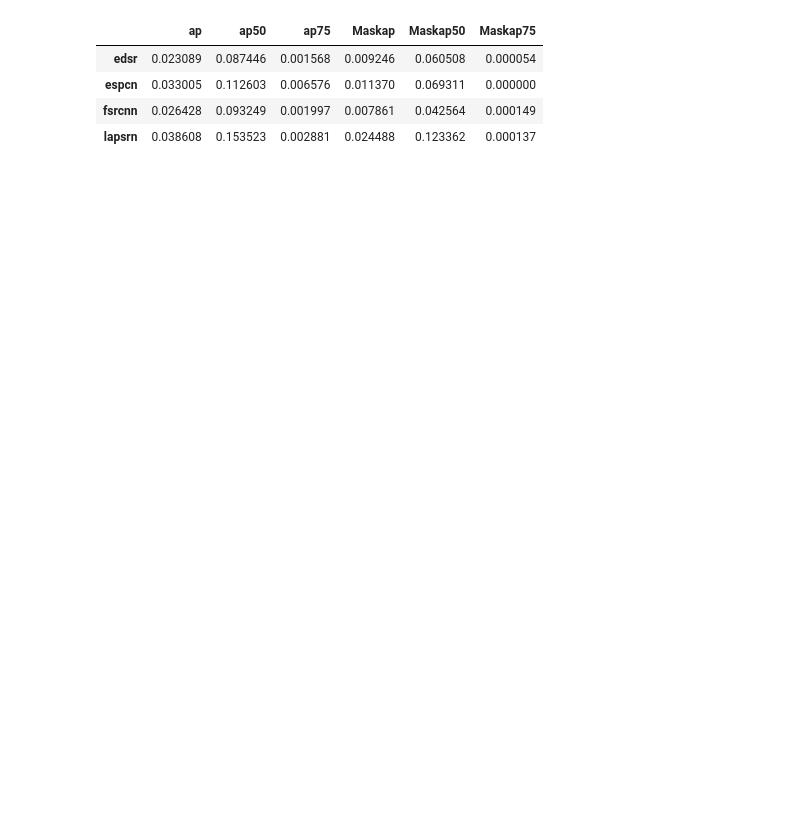
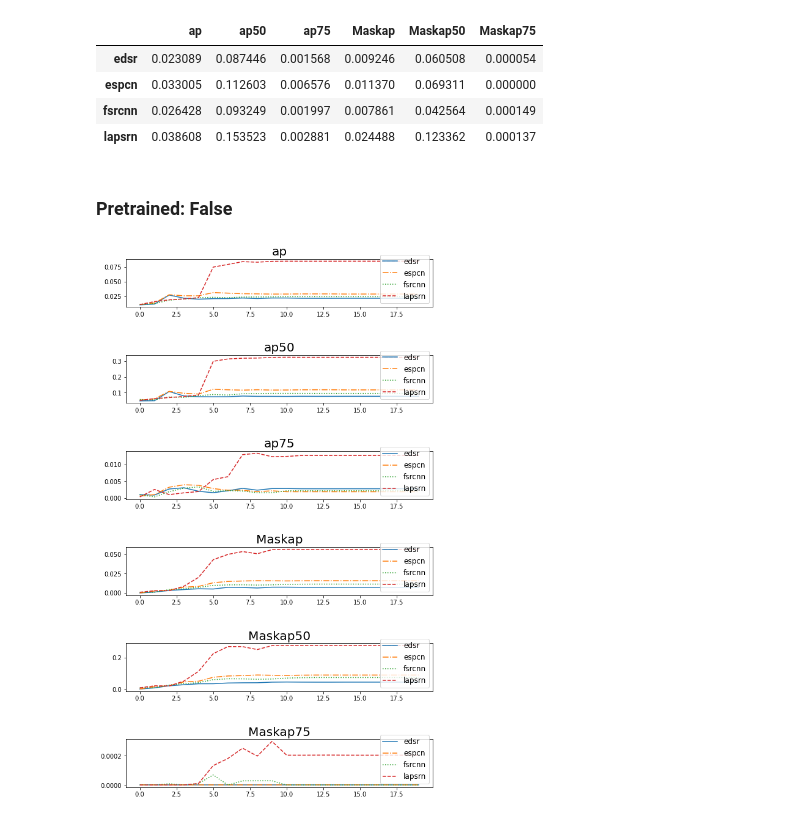
Before and after one commit to epsilon-deltta/mrcnn-ensemble-sr, a Jupyter notebook: comparison.ipynb, the cells around one changed output. Cells and saved outputs as stored; diff of their text form; code cells hidden in the pictures; blank space fills up the shorter version.

```diff
--- a/comparison.ipynb
+++ b/comparison.ipynb
@@ -111,0 +174,11 @@ plt.subplots_adjust(left=0.125, bottom=0.1,  right=0.9, top=0.9, wspace=0.2, hsp
+# %%
+import pandas as pd
+num_epoch = 11
+aps = []
+interpols = ['edsr','espcn', 'fsrcnn', 'lapsrn', 'bilinear']
+for inter in interpols:
+    exec(f"bbox = {inter}_evals[num_epoch].coco_eval['bbox'].stats[:3]")
+    exec(f"segm = {inter}_evals[num_epoch].coco_eval['segm'].stats[:3]")
+    row = bbox.tolist()+segm.tolist()
+    aps.append(row)
+pd.DataFrame(aps,index=interpols,columns=metric_name)
@@ -130,3 +210,5 @@ pd.DataFrame(aps,index=interpols,columns=metric_name)
 bicubic	0.214964	0.591654	0.085874	0.266878	0.690976	0.129635
 nearest	0.132463	0.433494	0.036978	0.163742	0.464086	0.047593
 bilinear 0.181566	0.554535	0.063565	0.215242	0.650762	0.061373
+# %% [markdown]
+### Pretrained: False
@@ -132,0 +285,45 @@ bilinear 0.181566	0.554535	0.063565	0.215242	0.650762	0.061373
+# %%
+from matplotlib import pyplot as plt
+interpols = ['edsr','espcn','fsrcnn','lapsrn'] # ['bicubic','nearest','bilinear']
+metric_name   = ['ap','ap50','ap75','Maskap','Maskap50','Maskap75']
+num_metric    = len(metric_name)
+limit         = 20
+line_styles   = ['-','-.',':','--']
+legend_sizes  = ['xx-small', 'x-small', 'small', 'medium', 'large', 'x-large', 'xx-large']
+
+f, axs = plt.subplots(num_metric, 1, figsize=(9, 15),sharex=False) # w,h
+
+for j,inter in enumerate(interpols): # ['bicubic','nearest','bilinear']
+    exec(f'evaluators={inter}_evals')
+    # metrics = {'ap':[], 'ap50':[], 'ap75':[], ..., 'Maskap75':[]}
+    metrics = dict(zip( metric_name, list( [] for _ in range(len(metric_name))  )
+                      ))
+    # to fill metrics
+    for evtor in evaluators:
+        for iou_type, coco_eval in evtor.coco_eval.items():
+            #coco_eval.summarize()
+            #  iou_type : 'bbox' ,'segm'
+            if iou_type == 'bbox':
+                aps = coco_eval.stats[:3]
+                metrics['ap'].append(aps[0])
+                metrics['ap50'].append(aps[1])
+                metrics['ap75'].append(aps[2])
+
+            else : # 'segm'
+                aps = coco_eval.stats[:3]
+                metrics['Maskap'].append(aps[0])
+                metrics['Maskap50'].append(aps[1])
+                metrics['Maskap75'].append(aps[2])
+
+    metrics_keys = list(metrics.keys() )
+    for i,met_name in enumerate(metrics):
+        axs[i].set_title(met_name,fontdict={'fontsize':20})
+        axs[i].plot( metrics[met_name][:limit],linestyle=line_styles[j],label=inter)
+        axs[i].legend(loc='lower right',fontsize=legend_sizes[4] )
+plt.subplots_adjust(left=0.125, bottom=0.1,  right=0.9, top=0.9, wspace=0.2, hspace=1)
+# plt.subplots(constrained_layout=True)
+    #         coco_eval.stats[:3] # ap ,ap0.5 , ap0.75
+
+# plt.savefig('assets/pf3.jpg')
+# %% [output]
+[figure, added]
```
Also changed, not shown: parts of 11 cells of this notebook, 4 other files.
